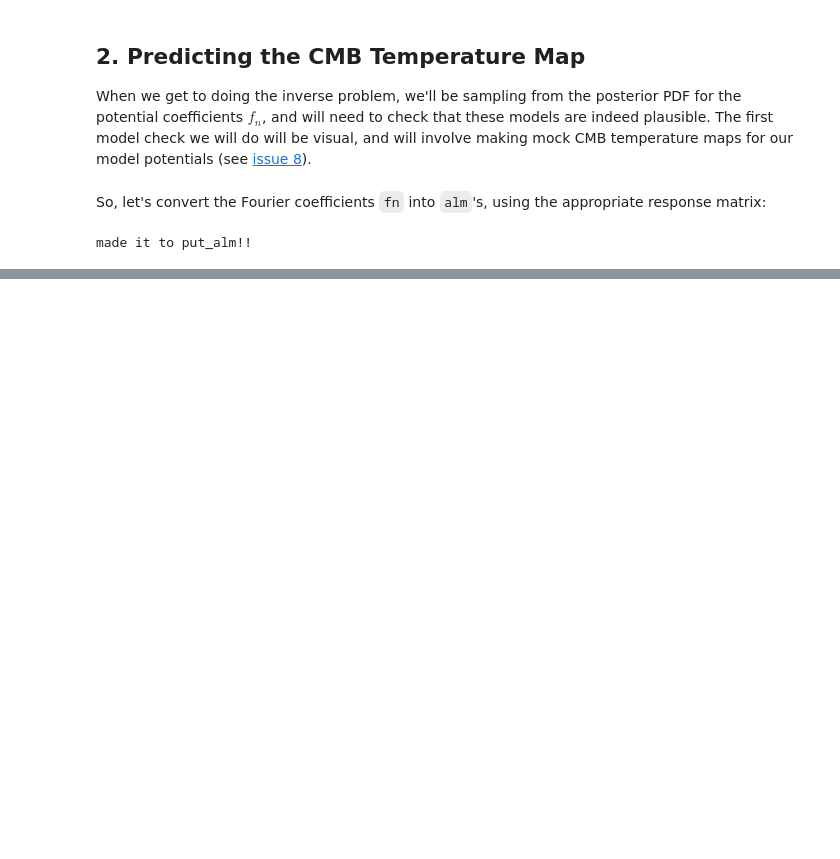
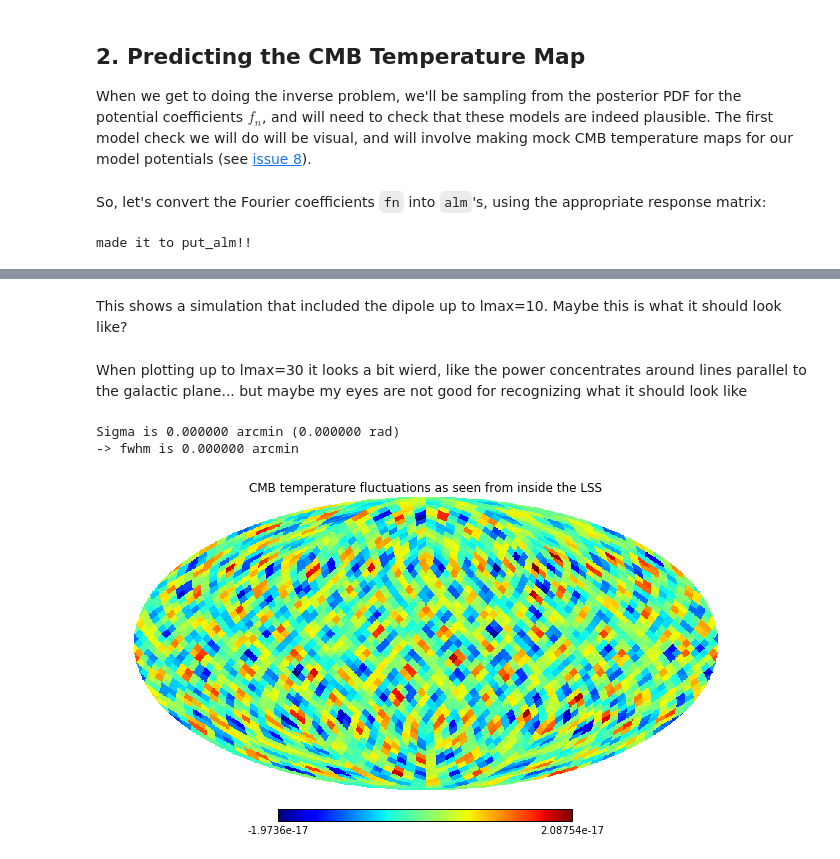
Before and after one commit to LaurencePeanuts/Music, a Jupyter notebook: Potential_Demo.ipynb, the cells around one changed output, grey strips where cells are left out. Cells and saved outputs as stored; diff of their text form; code cells hidden in the pictures; blank space fills up the shorter version.

Commit message:
T maps from simulated phi with lmax=10 and lmax=30 #20

```diff
--- a/Potential_Demo.ipynb
+++ b/Potential_Demo.ipynb
@@ -87,0 +88,11 @@ Sigma is 0.000000 arcmin (0.000000 rad)
+# %% [markdown]
+This shows a simulation that included the dipole up to lmax=10. Maybe this is what it should look like?
+# %% [markdown]
+When plotting up to lmax=30 it looks a bit wierd, like the power concentrates around lines parallel to the galactic plane... but maybe my eyes are not good for recognizing what it should look like
+# %%
+#Simulation with lmax=30
+We.show_CMB_T_map(from_perspective_of="observer")
+# %% [output]
+Sigma is 0.000000 arcmin (0.000000 rad)
+-> fwhm is 0.000000 arcmin
+[figure, added]
```
Also changed, not shown: parts of 3 cells of this notebook.
